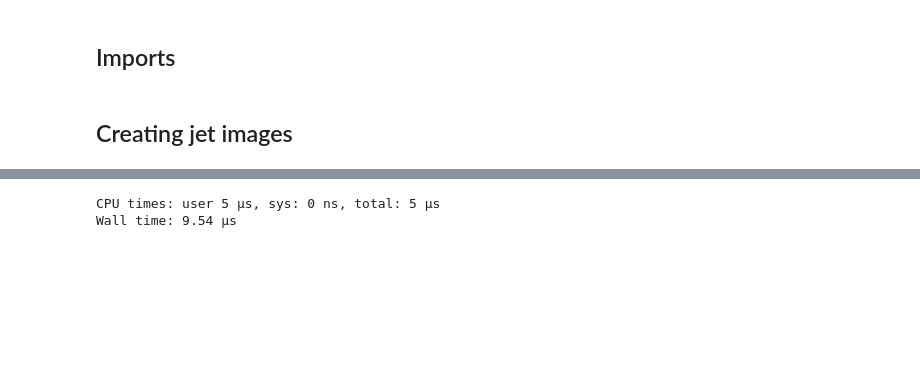
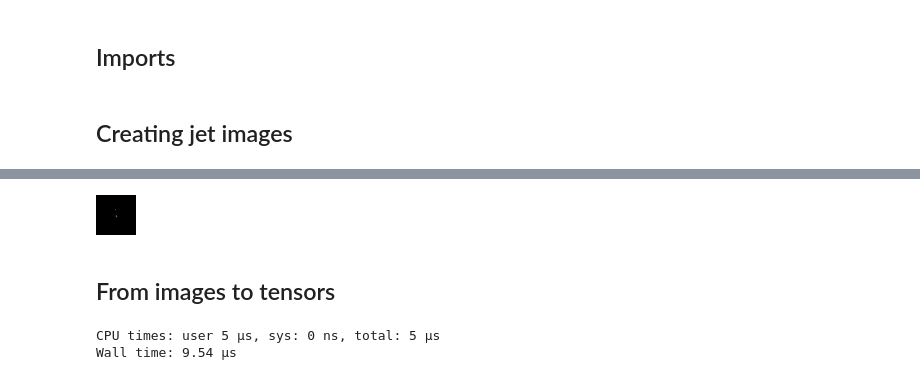
Before and after one commit to lewtun/dl4phys, a Jupyter notebook: lecture04.ipynb, the cells around one changed output, grey strips where cells are left out. Saved outputs shown, nothing was run; the diff lists cells and outputs as text; code cells hidden in the pictures; blank space fills up the shorter version.

```diff
--- a/lecture04.ipynb
+++ b/lecture04.ipynb
@@ -37,3 +173,9 @@ DatasetDict({
+# %%
+images_ds["train"][0]["image"]
+# %% [output]
+[figure, added]
+# %% [markdown]
+## From images to tensors
 # %%
 %%time
 # train_x[:256]
```
Also changed, not shown: parts of 35 cells of this notebook.
